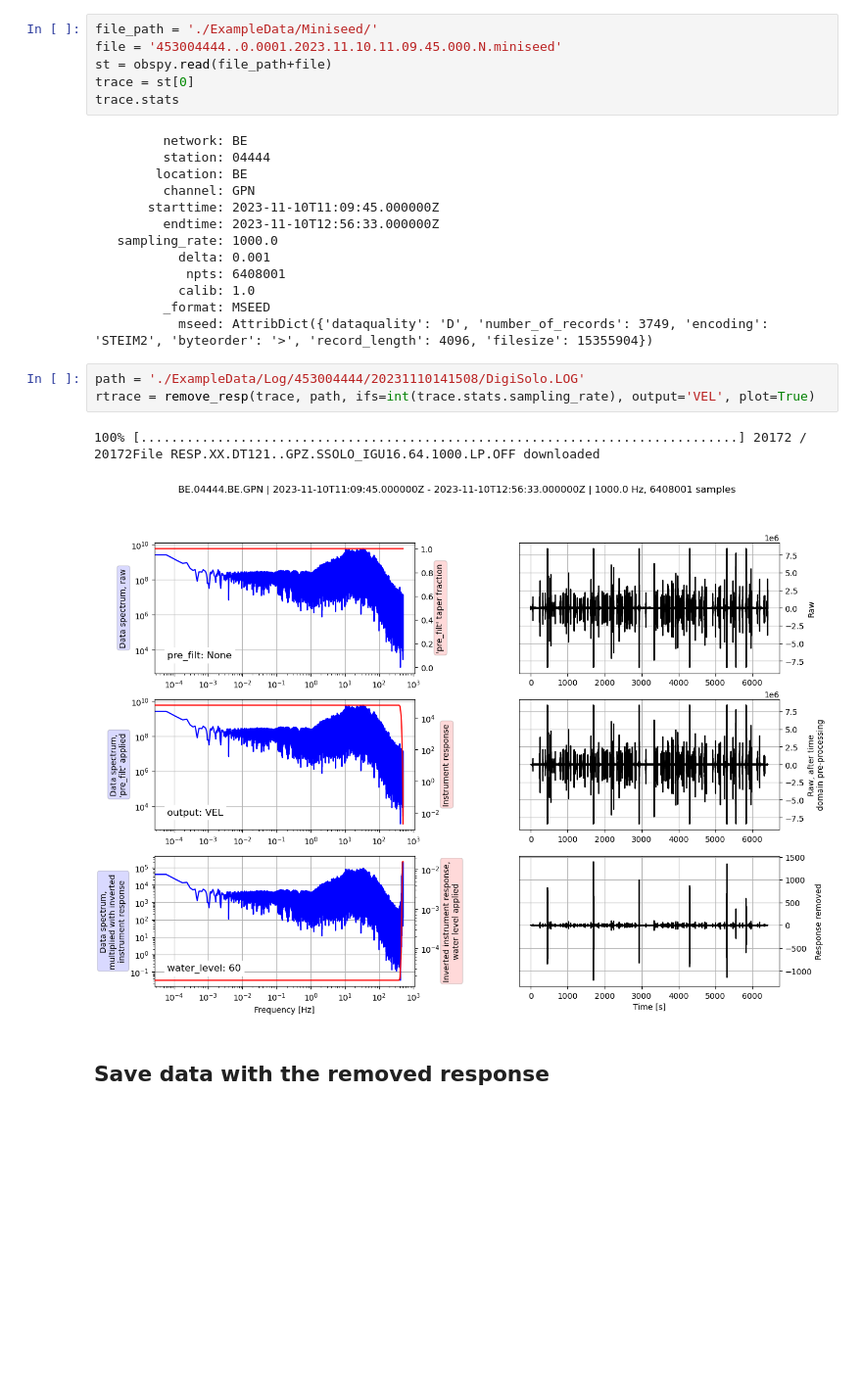
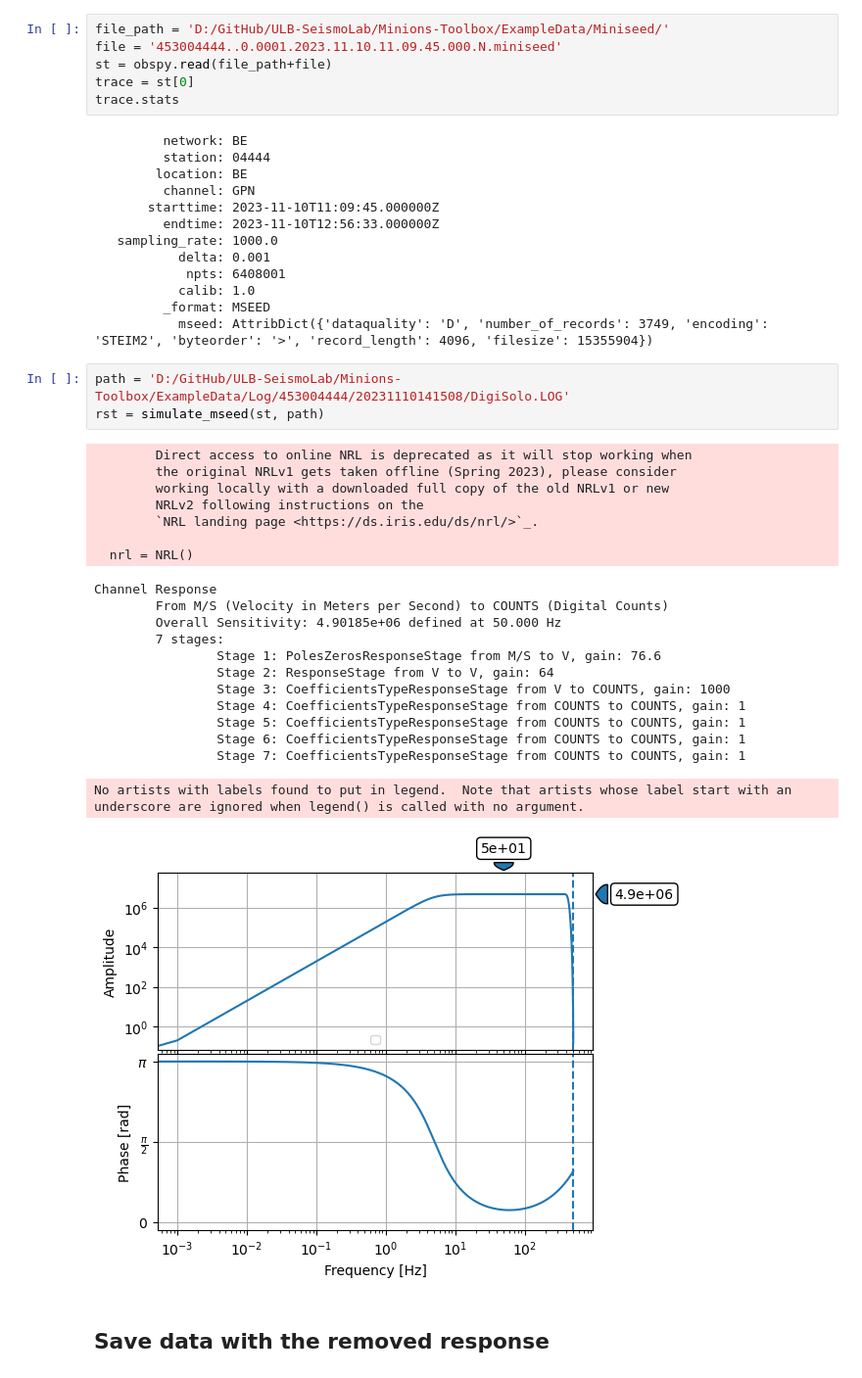
Before and after one commit to ULB-SeismoLab/Minions-Toolbox, a Jupyter notebook: response.ipynb, the cells around one changed output. Shown at 98% size. Saved outputs shown, nothing was run; the diff lists cells and outputs as text; blank space fills up the shorter version.

```diff
--- a/response.ipynb
+++ b/response.ipynb
@@ -181,5 +245,5 @@ find_response_file(path, ifs=1000)
 # %%
-file_path = './ExampleData/Miniseed/'
+file_path = 'D:/GitHub/ULB-SeismoLab/Minions-Toolbox/ExampleData/Miniseed/'
 file = '453004444..0.0001.2023.11.10.11.09.45.000.N.miniseed'
 st = obspy.read(file_path+file)
 trace = st[0]
@@ -198,11 +262,29 @@ trace.stats
          _format: MSEED
            mseed: AttribDict({'dataquality': 'D', 'number_of_records': 3749, 'encoding': 'STEIM2', 'byteorder': '>', 'record_length': 4096, 'filesize': 15355904})
 # %%
-path = './ExampleData/Log/453004444/20231110141508/DigiSolo.LOG'
-rtrace = remove_resp(trace, path, ifs=int(trace.stats.sampling_rate), output='VEL', plot=True)
+path = 'D:/GitHub/ULB-SeismoLab/Minions-Toolbox/ExampleData/Log/453004444/20231110141508/DigiSolo.LOG'
+rst = simulate_mseed(st, path)
 # %% [output]
-100% [..............................................................................] 20172 / 20172File RESP.XX.DT121..GPZ.SSOLO_IGU16.64.1000.LP.OFF downloaded
+        Direct access to online NRL is deprecated as it will stop working when
+        the original NRLv1 gets taken offline (Spring 2023), please consider
+        working locally with a downloaded full copy of the old NRLv1 or new
+        NRLv2 following instructions on the
+        `NRL landing page <https://ds.iris.edu/ds/nrl/>`_.
+
+  nrl = NRL()
+Channel Response
+        From M/S (Velocity in Meters per Second) to COUNTS (Digital Counts)
+        Overall Sensitivity: 4.90185e+06 defined at 50.000 Hz
+        7 stages:
+                Stage 1: PolesZerosResponseStage from M/S to V, gain: 76.6
+                Stage 2: ResponseStage from V to V, gain: 64
+                Stage 3: CoefficientsTypeResponseStage from V to COUNTS, gain: 1000
+                Stage 4: CoefficientsTypeResponseStage from COUNTS to COUNTS, gain: 1
+                Stage 5: CoefficientsTypeResponseStage from COUNTS to COUNTS, gain: 1
+                Stage 6: CoefficientsTypeResponseStage from COUNTS to COUNTS, gain: 1
+                Stage 7: CoefficientsTypeResponseStage from COUNTS to COUNTS, gain: 1
+No artists with labels found to put in legend.  Note that artists whose label start with an underscore are ignored when legend() is called with no argument.
-[figure, old version]
+[figure, new version]
 # %% [markdown]
 ## Save data with the removed response
 # %%
```
Also changed, not shown: parts of 10 cells of this notebook.
